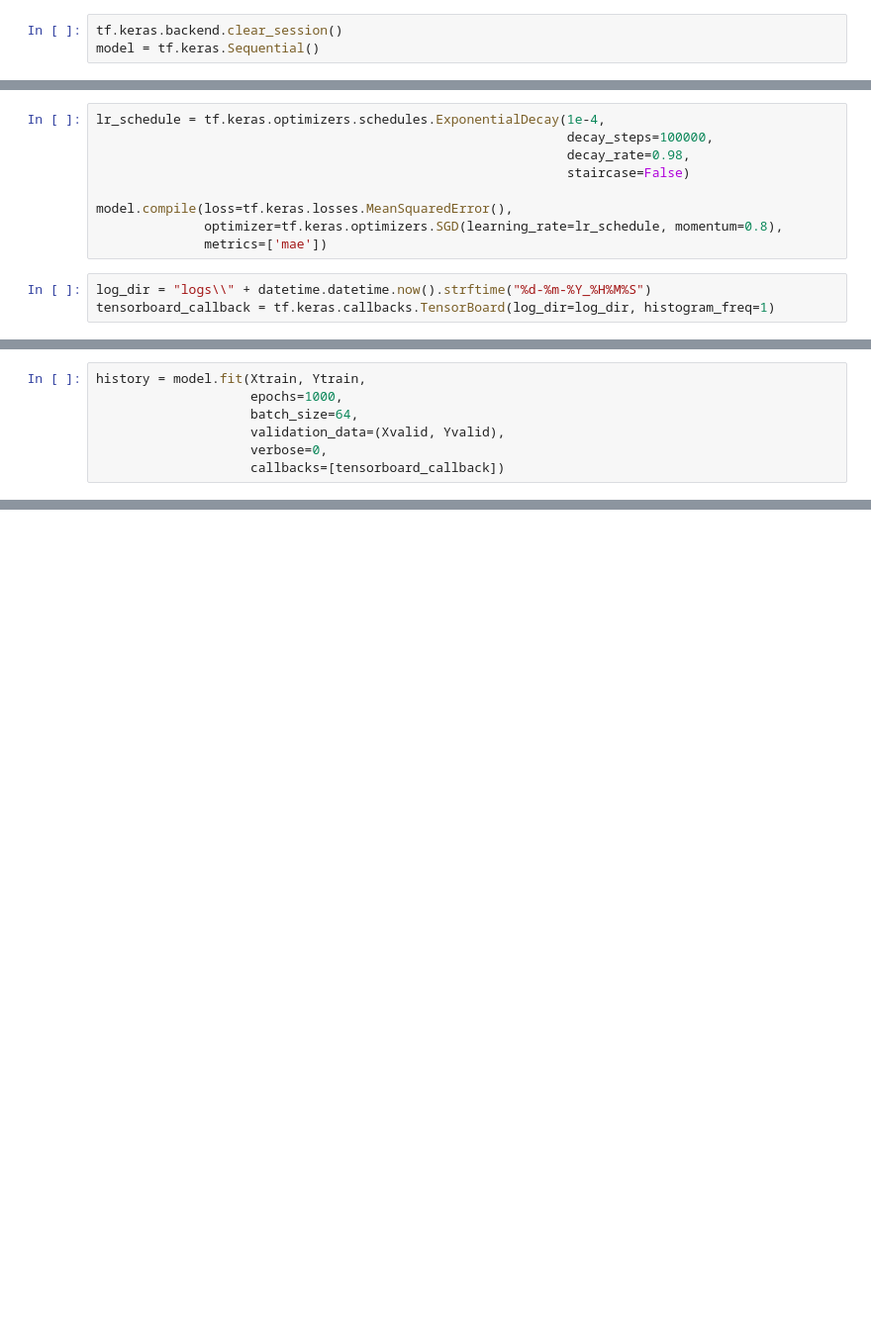
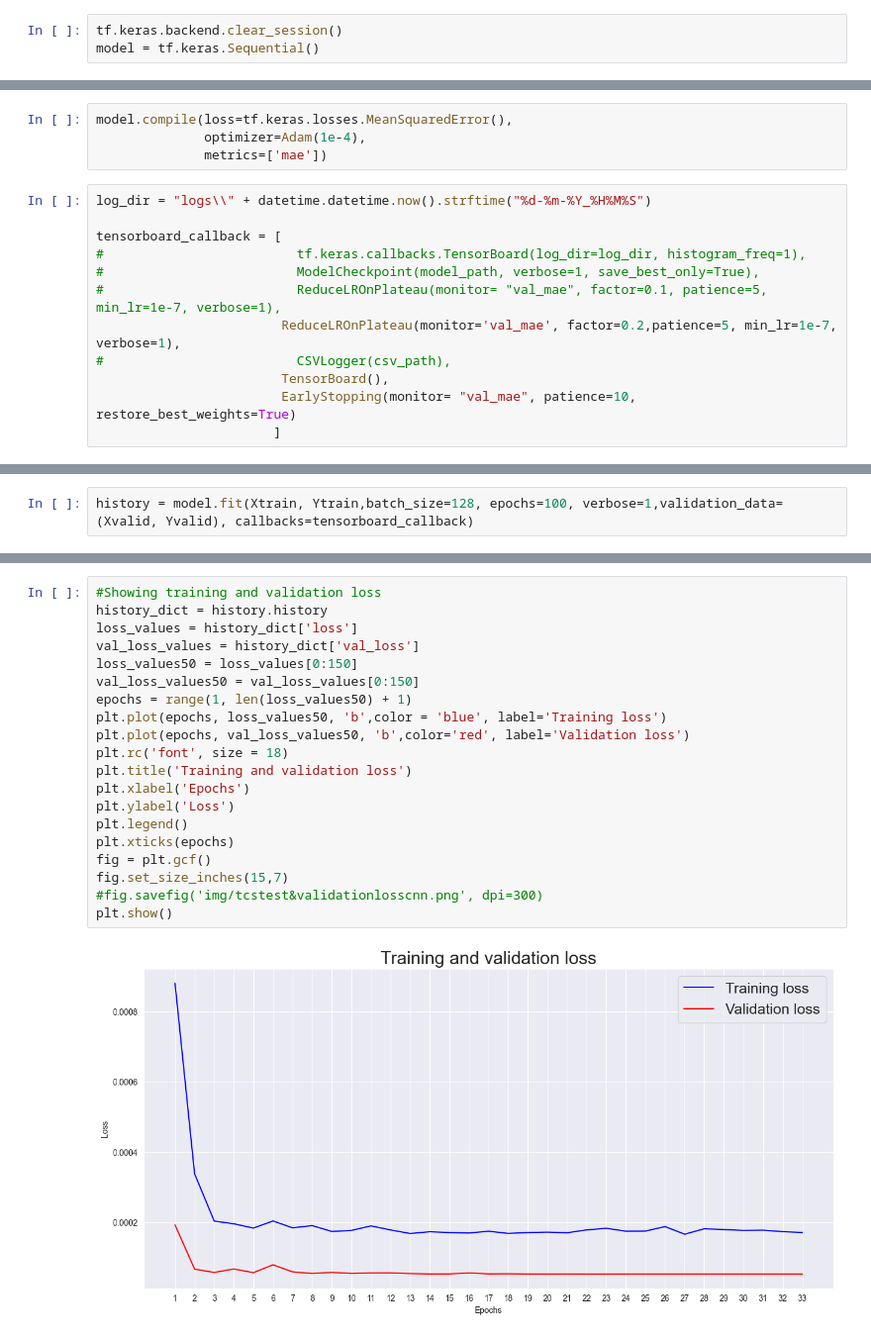
Before and after one commit to ShirsenduRyo/Stock-CNN-LSTM, a Jupyter notebook: Time Series Forecasting Analysis.ipynb, the cells around one changed output, grey strips where cells are left out. Shown at 99% size. Drawn from its saved outputs; the diff is of its cells as text; blank space fills up the shorter version.

Commit message:
Baseline Model

```diff
--- a/Time Series Forecasting Analysis.ipynb
+++ b/Time Series Forecasting Analysis.ipynb
@@ -235,12 +238,16 @@ model.add(keras.layers.Dense(1, activation="relu", kernel_initializer="uniform")
 # %%
-lr_schedule = tf.keras.optimizers.schedules.ExponentialDecay(1e-4,
-                                                             decay_steps=100000,
-                                                             decay_rate=0.98,
-                                                             staircase=False)
-
 model.compile(loss=tf.keras.losses.MeanSquaredError(),
-              optimizer=tf.keras.optimizers.SGD(learning_rate=lr_schedule, momentum=0.8),
+              optimizer=Adam(1e-4),
               metrics=['mae'])
 # %%
 log_dir = "logs\\" + datetime.datetime.now().strftime("%d-%m-%Y_%H%M%S")
-tensorboard_callback = tf.keras.callbacks.TensorBoard(log_dir=log_dir, histogram_freq=1)
+
+tensorboard_callback = [
+#                         tf.keras.callbacks.TensorBoard(log_dir=log_dir, histogram_freq=1),
+#                         ModelCheckpoint(model_path, verbose=1, save_best_only=True),
+#                         ReduceLROnPlateau(monitor= "val_mae", factor=0.1, patience=5, min_lr=1e-7, verbose=1),
+                        ReduceLROnPlateau(monitor='val_mae', factor=0.2,patience=5, min_lr=1e-7, verbose=1),
+#                         CSVLogger(csv_path),
+                        TensorBoard(),
+                        EarlyStopping(monitor= "val_mae", patience=10, restore_best_weights=True)
+                       ]
@@ -247,7 +263,2 @@ tensorboard_callback = tf.keras.callbacks.TensorBoard(log_dir=log_dir, histogram
 # %%
-history = model.fit(Xtrain, Ytrain,
-                    epochs=1000,
-                    batch_size=64,
-                    validation_data=(Xvalid, Yvalid),
-                    verbose=0,
-                    callbacks=[tensorboard_callback])
+history = model.fit(Xtrain, Ytrain,batch_size=128, epochs=100, verbose=1,validation_data=(Xvalid, Yvalid), callbacks=tensorboard_callback)
@@ -253,0 +303,22 @@ history = model.fit(Xtrain, Ytrain,
+# %%
+#Showing training and validation loss
+history_dict = history.history
+loss_values = history_dict['loss']
+val_loss_values = history_dict['val_loss']
+loss_values50 = loss_values[0:150]
+val_loss_values50 = val_loss_values[0:150]
+epochs = range(1, len(loss_values50) + 1)
+plt.plot(epochs, loss_values50, 'b',color = 'blue', label='Training loss')
+plt.plot(epochs, val_loss_values50, 'b',color='red', label='Validation loss')
+plt.rc('font', size = 18)
+plt.title('Training and validation loss')
+plt.xlabel('Epochs')
+plt.ylabel('Loss')
+plt.legend()
+plt.xticks(epochs)
+fig = plt.gcf()
+fig.set_size_inches(15,7)
+#fig.savefig('img/tcstest&validationlosscnn.png', dpi=300)
+plt.show()
+# %% [output]
+[figure, added]
```
Also changed, not shown: parts of 16 cells of this notebook.
